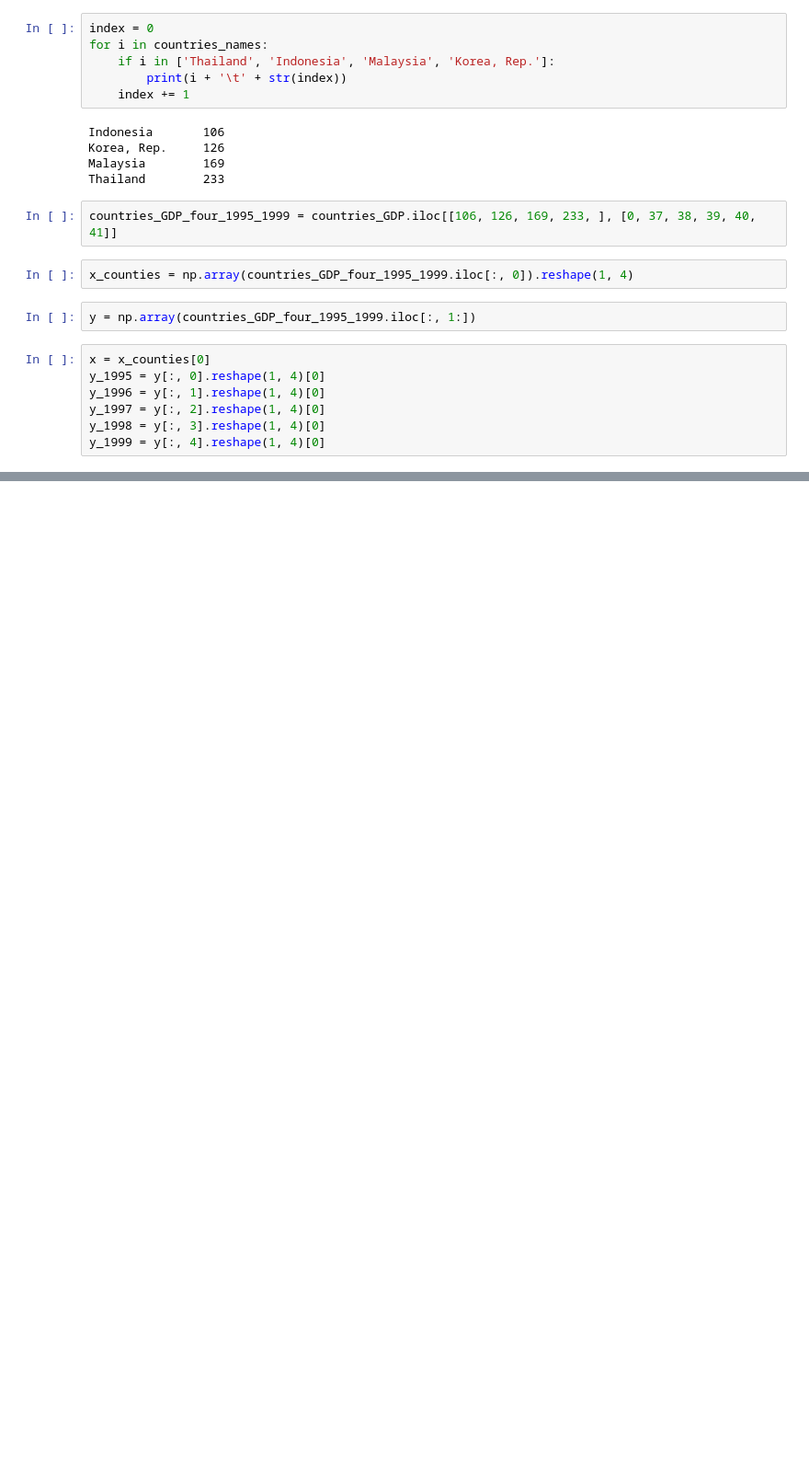
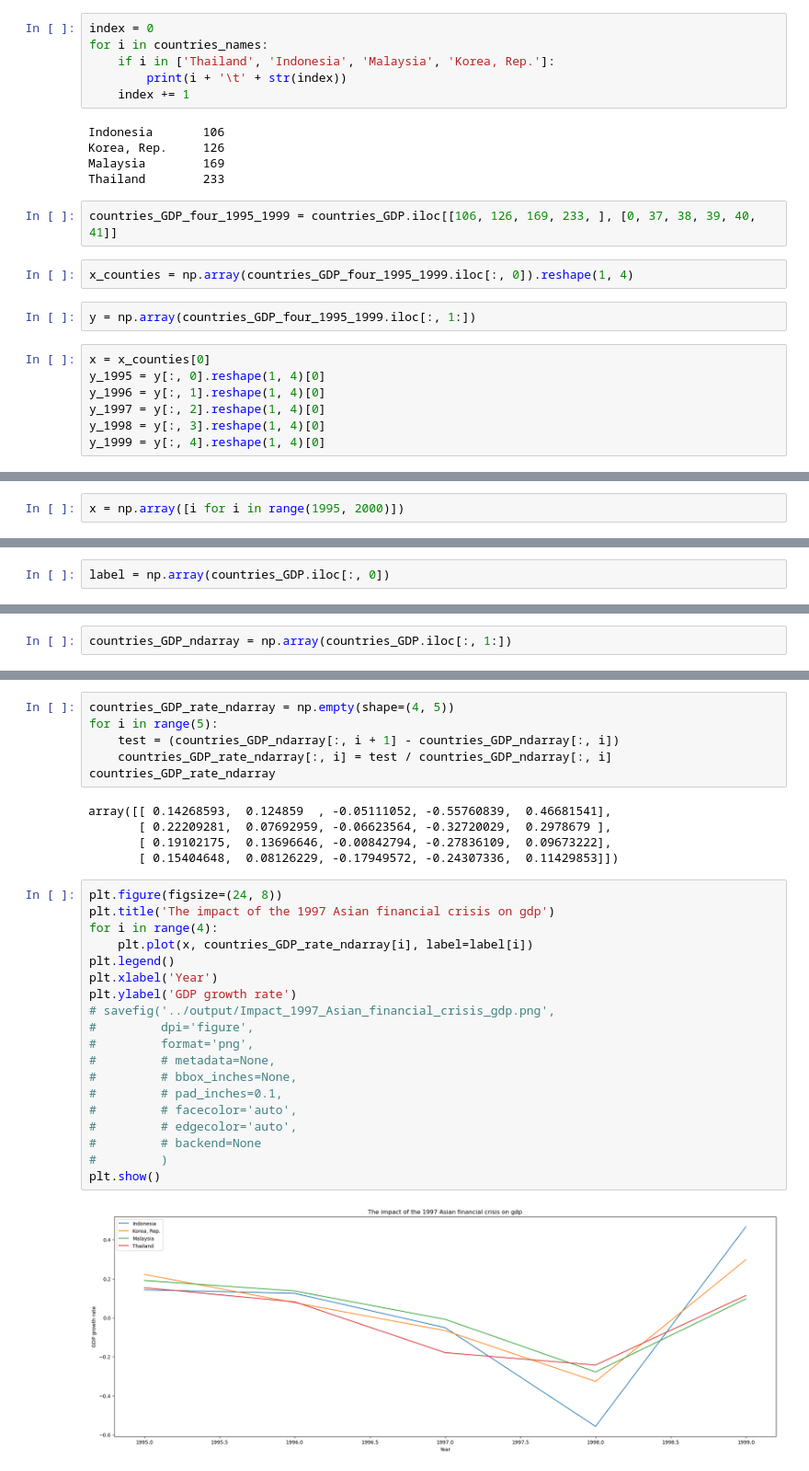
Before and after one commit to kclx/Explore-the-financial-events-behind-changes-in-global-GDP, a Jupyter notebook: notebooks/financial_crisis_1997.ipynb, the cells around one changed output, grey strips where cells are left out. Shown at 92% size. Saved outputs shown, nothing was run; the diff lists cells and outputs as text; blank space fills up the shorter version.

```diff
--- a/notebooks/financial_crisis_1997.ipynb
+++ b/notebooks/financial_crisis_1997.ipynb
@@ -106,0 +121,2 @@ plt.show()
+# %%
+x = np.array([i for i in range(1995, 2000)])
@@ -106,0 +127,2 @@ plt.show()
+# %%
+label = np.array(countries_GDP.iloc[:, 0])
@@ -106,0 +131,2 @@ plt.show()
+# %%
+countries_GDP_ndarray = np.array(countries_GDP.iloc[:, 1:])
@@ -106,0 +144,32 @@ plt.show()
+# %%
+countries_GDP_rate_ndarray = np.empty(shape=(4, 5))
+for i in range(5):
+    test = (countries_GDP_ndarray[:, i + 1] - countries_GDP_ndarray[:, i])
+    countries_GDP_rate_ndarray[:, i] = test / countries_GDP_ndarray[:, i]
+countries_GDP_rate_ndarray
+# %% [output]
+array([[ 0.14268593,  0.124859  , -0.05111052, -0.55760839,  0.46681541],
+       [ 0.22209281,  0.07692959, -0.06623564, -0.32720029,  0.2978679 ],
+       [ 0.19102175,  0.13696646, -0.00842794, -0.27836109,  0.09673222],
+       [ 0.15404648,  0.08126229, -0.17949572, -0.24307336,  0.11429853]])
+# %%
+plt.figure(figsize=(24, 8))
+plt.title('The impact of the 1997 Asian financial crisis on gdp')
+for i in range(4):
+    plt.plot(x, countries_GDP_rate_ndarray[i], label=label[i])
+plt.legend()
+plt.xlabel('Year')
+plt.ylabel('GDP growth rate')
+# savefig('../output/Impact_1997_Asian_financial_crisis_gdp.png',
+#         dpi='figure',
+#         format='png',
+#         # metadata=None,
+#         # bbox_inches=None,
+#         # pad_inches=0.1,
+#         # facecolor='auto',
+#         # edgecolor='auto',
+#         # backend=None
+#         )
+plt.show()
+# %% [output]
+[figure, added]
```
Also changed, not shown: parts of 19 cells of this notebook, 4 other files.
